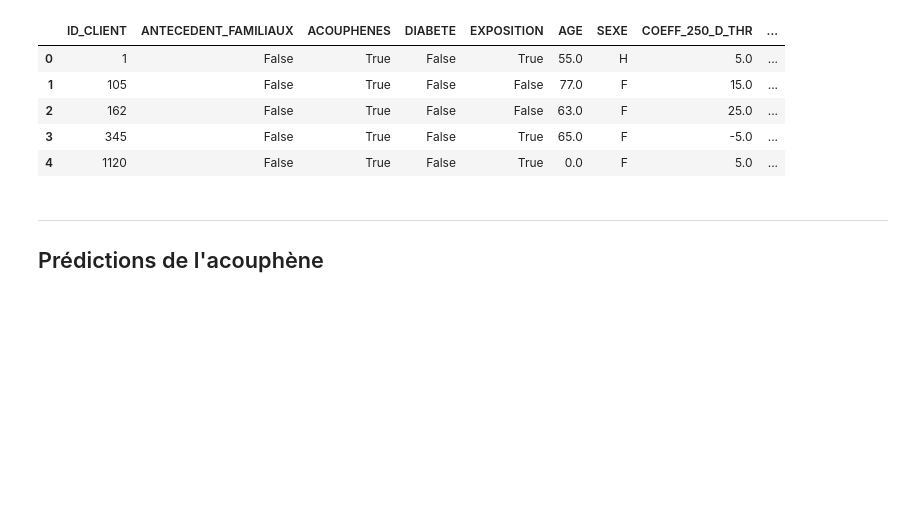
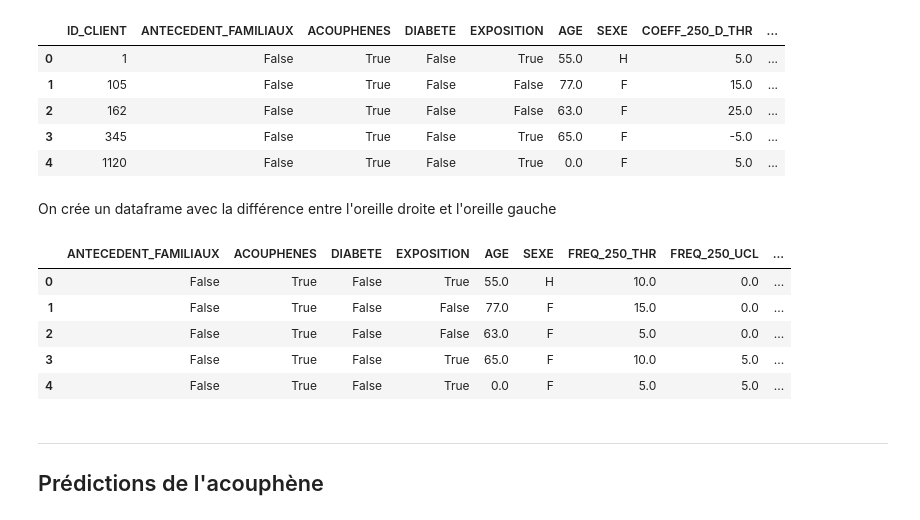
Before and after one commit to FrancisLabrele/GRAM-ANALYTICS, a Jupyter notebook: Analyses/Prediction/LightGBM.ipynb, the cells around one changed output. Cells and saved outputs as stored; diff of their text form; code cells hidden in the pictures; blank space fills up the shorter version.

```diff
--- a/Analyses/Prediction/LightGBM.ipynb
+++ b/Analyses/Prediction/LightGBM.ipynb
@@ -178,6 +184,54 @@ display(df_coeff.head())
 | 2 | 162 | False | True | False | False | 63.0 | F | 25.0 | ... |
 | 3 | 345 | False | True | False | True | 65.0 | F | -5.0 | ... |
 | 4 | 1120 | False | True | False | True | 0.0 | F | 5.0 | ... |
+# %% [markdown]
+On crée un dataframe avec la différence entre l'oreille droite et l'oreille gauche
+# %%
+# 1) Liste des colonnes à conserver
+base_cols = [
+    'ANTECEDENT_FAMILIAUX',
+    'ACOUPHENES',
+    'DIABETE',
+    'EXPOSITION',
+    'AGE',
+    'SEXE'
+]
+
+# 2) Les fréquences et tests à traiter
+freqs = [250, 500, 1000, 2000, 4000, 8000]
+tests = ['THR', 'UCL']
+
+# 3) On part d'une copie du df d'origine pour ne pas le modifier “in-place”
+df2 = df_final.copy()
+
+# 4) Boucle de calcul des différences
+for f in freqs:
+    for t in tests:
+        d_col   = f'FREQ_{f}_D_{t}'   # ex. 'FREQ_250_D_THR'
+        g_col   = f'FREQ_{f}_G_{t}'   # ex. 'FREQ_250_G_THR'
+        new_col = f'FREQ_{f}_{t}'     # ex. 'FREQ_250_THR'
+        df2[new_col] = abs(df2[d_col] - df2[g_col])
+
+# 5) On supprime toutes les colonnes D et G
+to_drop = [f'FREQ_{f}_{side}_{t}'
+           for f in freqs
+           for t in tests
+           for side in ('D','G')]
+df2.drop(columns=to_drop, inplace=True)
+
+# 6) On restreint l’ordre des colonnes : cliniques + différences
+diff_cols = [f'FREQ_{f}_{t}' for f in freqs for t in tests]
+df_diff_D_G = df2[ base_cols + diff_cols ]
+
+list_of_dfs.append(df_diff_D_G)
+display(df_diff_D_G.head())
+# %% [output]
+|  | ANTECEDENT_FAMILIAUX | ACOUPHENES | DIABETE | EXPOSITION | AGE | SEXE | FREQ_250_THR | FREQ_250_UCL | ... |
+| 0 | False | True | False | True | 55.0 | H | 10.0 | 0.0 | ... |
+| 1 | False | True | False | False | 77.0 | F | 15.0 | 0.0 | ... |
+| 2 | False | True | False | False | 63.0 | F | 5.0 | 0.0 | ... |
+| 3 | False | True | False | True | 65.0 | F | 10.0 | 5.0 | ... |
+| 4 | False | True | False | True | 0.0 | F | 5.0 | 5.0 | ... |
 # %% [markdown]
 ---
 ## Prédictions de l'acouphène
```
Also changed, not shown: parts of 3 cells of this notebook, 1 other file.
